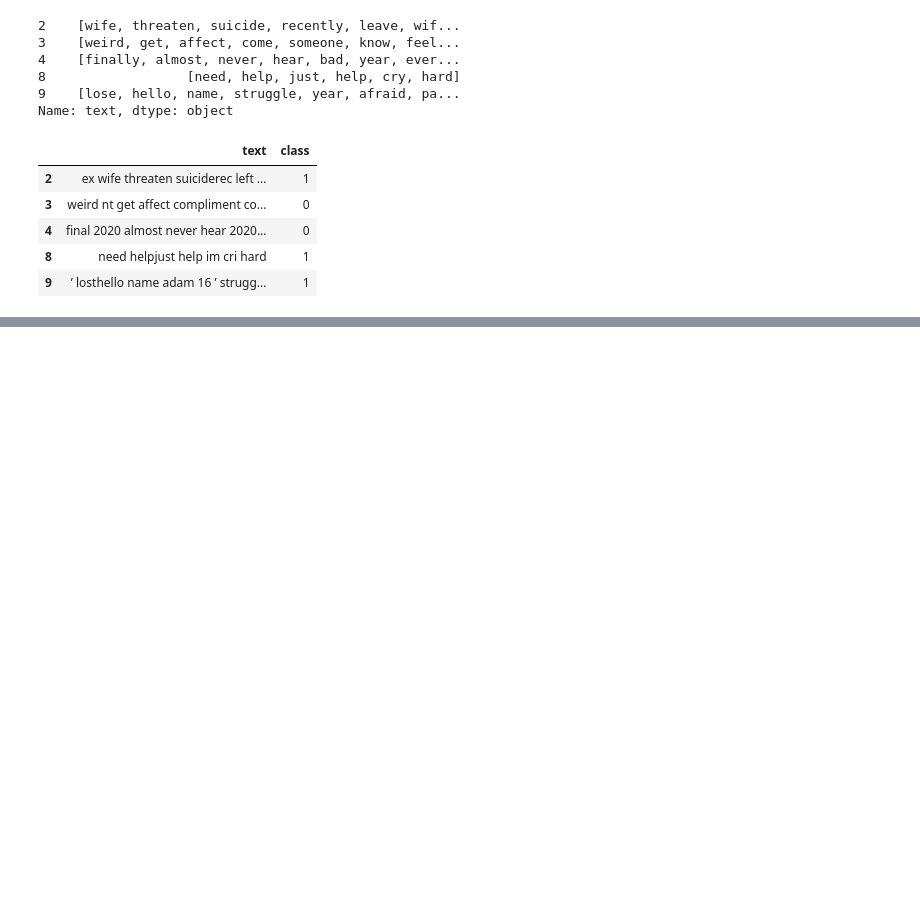
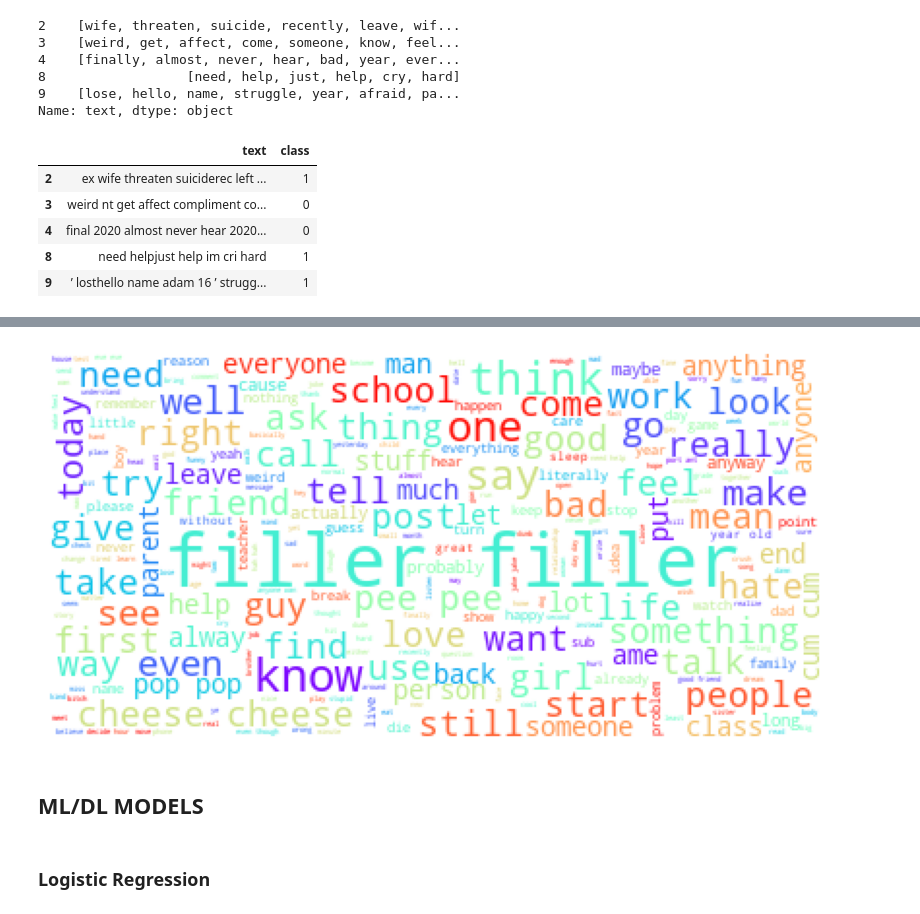
Before and after one commit to RReed637/Suicide-Risk, a Jupyter notebook: Notebook/SuicideWatch.ipynb, the cells around one changed output, grey strips where cells are left out. Cells and saved outputs as stored; diff of their text form; code cells hidden in the pictures; blank space fills up the shorter version.

```diff
--- a/Notebook/SuicideWatch.ipynb
+++ b/Notebook/SuicideWatch.ipynb
@@ -445,0 +464,8 @@ TypeError: 'DataFrame' object is not an iterator
+# %%
+WORDCLOUD(nonsuicide, colormap = 'rainbow', background_color='white')
+# %% [output]
+[figure, added]
+# %% [markdown]
+## ML/DL MODELS
+# %% [markdown]
+### Logistic Regression
```
Also changed, not shown: parts of 10 cells of this notebook.
